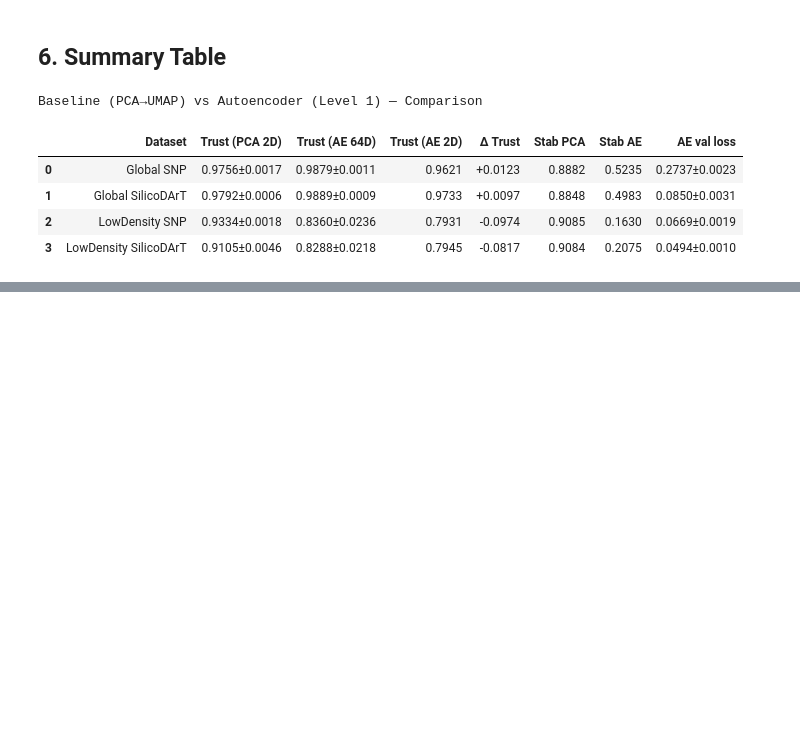
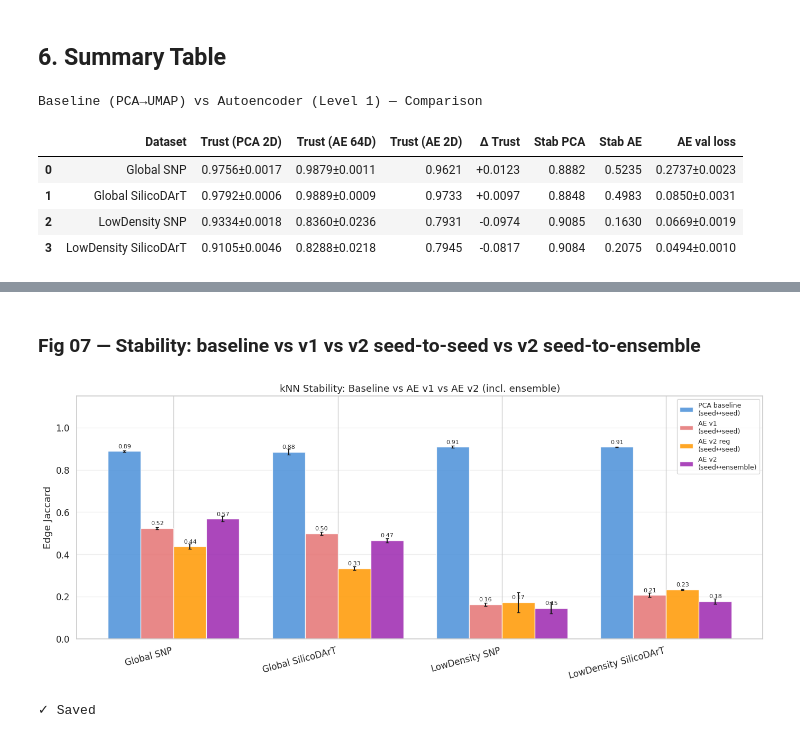
Before and after one commit to R0SEWT/GENO-MAP_Correspondence-Free-Diagnostics-for-Sweet-Potato-Diversity-Maps, a Jupyter notebook: notebooks/ae_vs_baseline.ipynb, the cells around one changed output, grey strips where cells are left out. Cells and saved outputs as stored; diff of their text form; code cells hidden in the pictures; blank space fills up the shorter version.

```diff
--- a/notebooks/ae_vs_baseline.ipynb
+++ b/notebooks/ae_vs_baseline.ipynb
@@ -428,0 +716,48 @@ Baseline (PCA→UMAP) vs Autoencoder (Level 1) — Comparison
+# %% [markdown]
+### Fig 07 — Stability: baseline vs v1 vs v2 seed-to-seed vs v2 seed-to-ensemble
+# %%
+stab_v2_agg = stab_v2_df.groupby(["dataset", "type"])["jaccard"].agg(["mean", "std"]).reset_index()
+
+fig, ax = plt.subplots(figsize=(14, 6))
+types_order = ["baseline_seed2seed", "v1_seed2seed", "v2_seed2seed", "v2_seed2ens"]
+type_labels = ["PCA baseline\n(seed↔seed)", "AE v1\n(seed↔seed)",
+               "AE v2 reg\n(seed↔seed)", "AE v2\n(seed↔ensemble)"]
+colors_stab = ["#4A90D9", "#E57373", "#FF9800", "#9C27B0"]
+
+x = np.arange(len(DATASETS))
+n = len(types_order)
+w = 0.8 / n
+
+for i, (t, label, color) in enumerate(zip(types_order, type_labels, colors_stab)):
+    means, stds = [], []
+    for ds in DATASETS:
+        row = stab_v2_agg[(stab_v2_agg["dataset"] == ds) & (stab_v2_agg["type"] == t)]
+        if len(row) > 0:
+            means.append(row["mean"].values[0])
+            stds.append(row["std"].values[0] if not np.isnan(row["std"].values[0]) else 0)
+        else:
+            means.append(0)
+            stds.append(0)
+    offset = (i - n / 2 + 0.5) * w
+    bars = ax.bar(x + offset, means, w, yerr=stds, label=label,
+                  color=color, capsize=2, alpha=0.85)
+    for bar, m in zip(bars, means):
+        if m > 0:
+            ax.text(bar.get_x() + bar.get_width()/2, bar.get_height() + 0.01,
+                    f"{m:.2f}", ha="center", va="bottom", fontsize=8)
+
+ax.set_xticks(x)
+ax.set_xticklabels([ds_labels[d] for d in DATASETS], rotation=15, ha="right")
+ax.set_ylabel("Edge Jaccard")
+ax.set_title("kNN Stability: Baseline vs AE v1 vs AE v2 (incl. ensemble)")
+ax.legend(fontsize=9)
+ax.set_ylim(0, 1.15)
+ax.grid(axis="y", alpha=0.3)
+
+fig.tight_layout()
+fig.savefig(FIG_DIR / "07_stability_v2_comparison.png", dpi=DPI, bbox_inches="tight")
+plt.show()
+print("✓ Saved")
+# %% [output]
+[figure, added]
+✓ Saved
```
Also changed, not shown: parts of 10 cells of this notebook, 5 other files.
